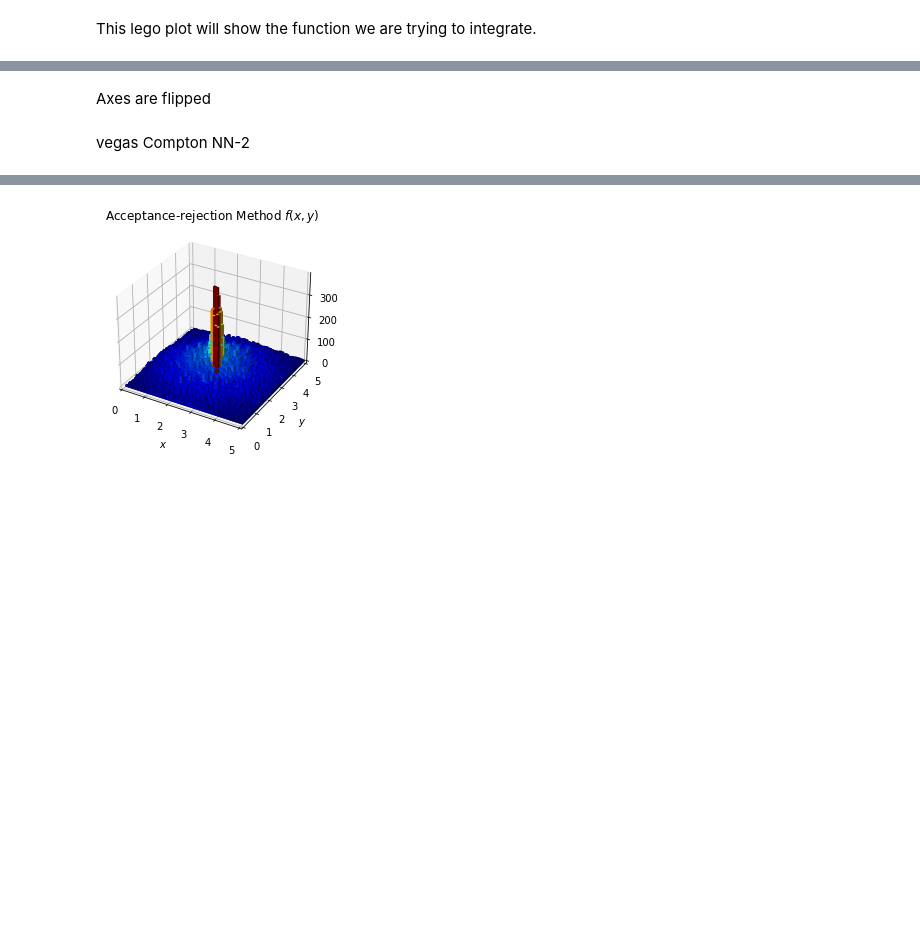
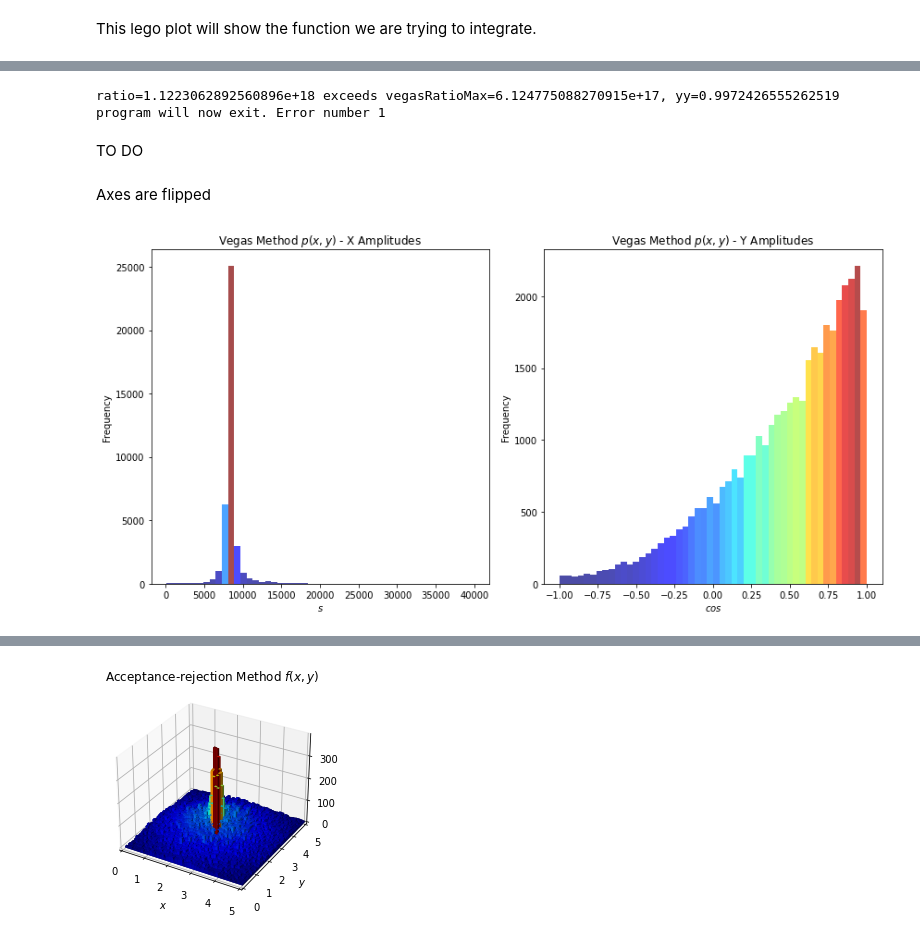
Before and after one commit to jdweitz/Drell-Yan-VEGAS-D, a Jupyter notebook: DY_VEGAS.ipynb, the cells around one changed output, grey strips where cells are left out. Cells and saved outputs as stored; diff of their text form; code cells hidden in the pictures; blank space fills up the shorter version.

```diff
--- a/DY_VEGAS.ipynb
+++ b/DY_VEGAS.ipynb
@@ -389,7 +373,49 @@ f(x,y) vs y
+# %%
+def _get_colors(hist):
+    cmap = mpl.cm.jet
+    max_height = np.max(hist)
+    min_height = np.min(hist)
+    rgba = [cmap((k - min_height) / max_height) for k in hist]
+    return rgba
+
+def lego_plot2d(xAmplitudes, yAmplitudes, nBins, xLabel, yLabel, title):
+    x = np.array(xAmplitudes)
+    y = np.array(yAmplitudes)
+
+    fig, axes = plt.subplots(1, 2, figsize=(12, 6))
+
+    for ax, amplitudes in zip(axes, [x, y]):
+        hist, edges = np.histogram(amplitudes, bins=nBins)
+        xpos = (edges[:-1] + edges[1:]) / 2
+        ax.bar(xpos, hist, width=np.diff(edges), color=_get_colors(hist), alpha=0.7)
+
+    axes[0].set_xlabel(xLabel)
+    axes[0].set_ylabel('Frequency')
+    axes[0].set_title(title + ' - X Amplitudes')
+
+    axes[1].set_xlabel(yLabel)
+    axes[1].set_ylabel('Frequency')
+    axes[1].set_title(title + ' - Y Amplitudes')
+
+    plt.tight_layout()
+    plt.show()
+# %%
+nPoints=10000
+vegasRatioFactor=4.2
+vg = vegas(nPoints, vegasRatioFactor)
+# %% [output]
+ratio=1.1223062892560896e+18 exceeds vegasRatioMax=6.124775088270915e+17, yy=0.9972426555262519 program will now exit. Error number 1
+# %% [markdown]
+TO DO
 # %% [markdown]
 Axes are flipped
-# %% [markdown]
-vegas Compton NN-2
+# %%
+nBins=50
+# Vegas method
+titleVrho = r"Vegas Method $p(x,y)$"
+lego_plot2d(vg["yy1vrho"], vg["yy2vrho"], nBins, "$s$", "$cos$", titleVrho)
+# %% [output]
+[figure, added]
 # %%
 nBins=50
 # Vegas method
```
Also changed, not shown: parts of 7 cells of this notebook.
